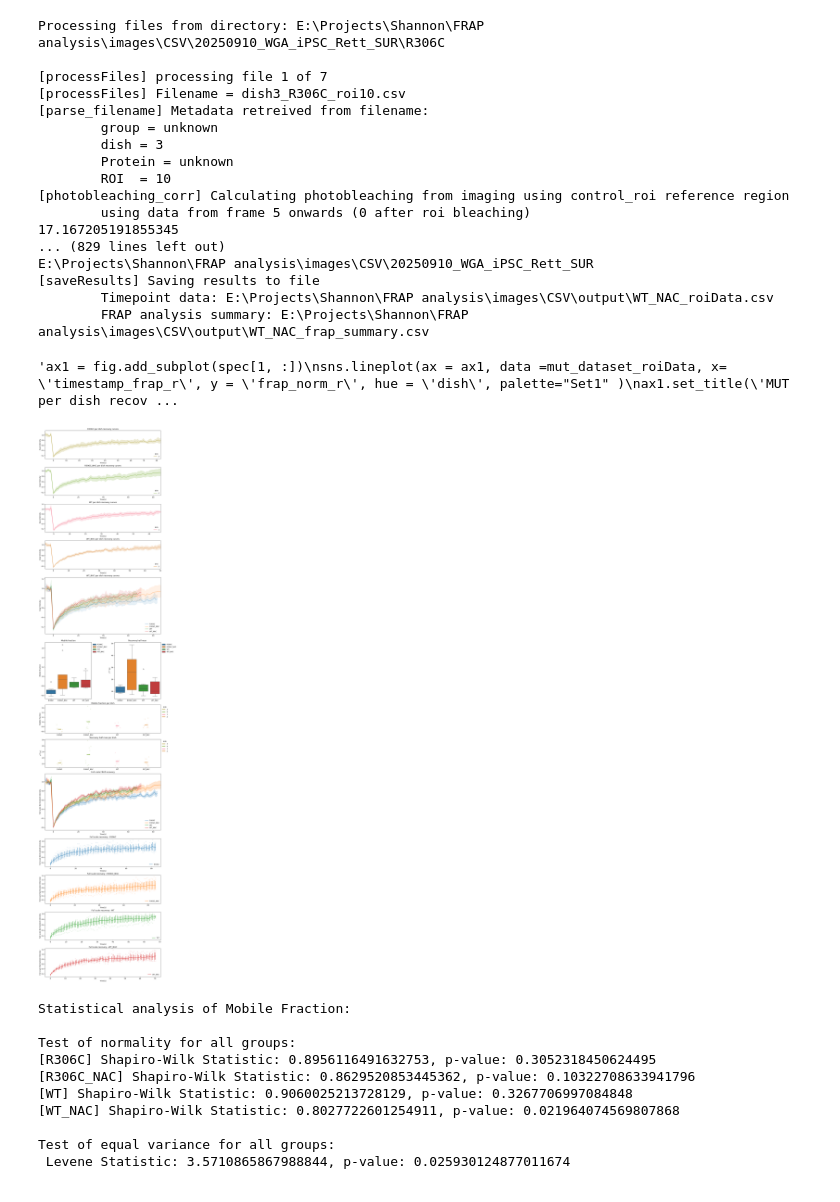
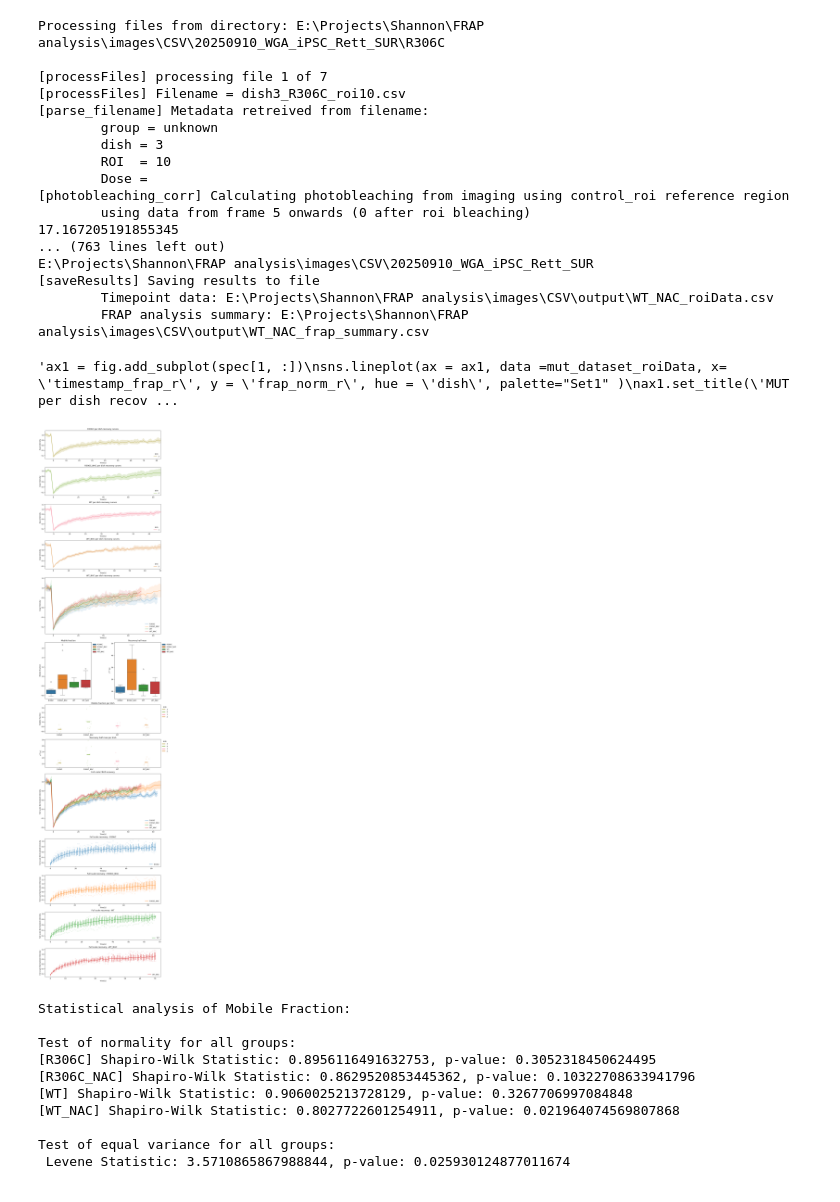
Before and after one commit to amarcosv/FRAP-analysis-younglab, a Jupyter notebook: src/batch_processing_csv.ipynb, the cells around one changed output. Saved outputs shown, nothing was run; the diff lists cells and outputs as text; code cells hidden in the pictures.

```diff
--- a/src/batch_processing_csv.ipynb
+++ b/src/batch_processing_csv.ipynb
@@ -43,7 +43,7 @@ wt_preview = []
 for idx,folderPath in enumerate(input_folder_paths):
 
     #print('Processing files from directory: ' + folderPath)
-    dataset_roiData, dataset_frap_experiment, wt_preview = frap_tools.process_FRAP_folder(folderPath, wcell_corr= do_whole_cell, fitting_exp = exp_fitting_order)
+    dataset_roiData, dataset_frap_experiment, wt_preview = frap_tools.process_FRAP_folder(folderPath, wcell_corr= do_whole_cell, fitting_exp = exp_fitting_order, output_path = output_path)
     print(os.path.dirname(folderPath))
     dataset_roiData.insert(loc=0, column = 'folder', value = os.path.basename(folderPath))
     dataset_frap_experiment.insert(loc=0, column = 'folder', value = os.path.basename(folderPath))
@@ -73,12 +73,12 @@ Processing files from directory: E:\Projects\Shannon\FRAP analysis\images\CSV\20
 [parse_filename] Metadata retreived from filename:
         group = unknown
         dish = 3
-        Protein = unknown
         ROI  = 10
+        Dose =
 [photobleaching_corr] Calculating photobleaching from imaging using control_roi reference region
         using data from frame 5 onwards (0 after roi bleaching)
 17.167205191855345
-... (829 lines left out)
+... (763 lines left out)
 E:\Projects\Shannon\FRAP analysis\images\CSV\20250910_WGA_iPSC_Rett_SUR
 [saveResults] Saving results to file
         Timepoint data: E:\Projects\Shannon\FRAP analysis\images\CSV\output\WT_NAC_roiData.csv
@@ -108,7 +108,7 @@ plt.subplots_adjust(hspace=0.4, bottom=0.2)
 # PLOT raw data per folder and dish
 for i in range(nd):
     ax = fig.add_subplot(spec[i, :])
-    sns.lineplot(ax = ax, data =roiData[i], x= 'timestamp_frap_r', y = 'frap_norm_r', hue = 'dish', palette=dish_palette )
+    sns.lineplot(ax = ax, dcreatata =roiData[i], x= 'timestamp_frap_r', y = 'frap_norm_r', hue = 'dish', palette=dish_palette )
     ax.set_title(os.path.basename(input_folder_paths[i]) + ' per dish recovery curves')
     ax.set_ylabel('Raw intensity')
     ax.set_xlabel('Time[s]')
@@ -316,34 +316,34 @@ ax5.set_title('WT vs MUT ensemble - Full scale')
 ax6 = fig.add_subplot(spec[6, :])
 sns.scatterplot(ax = ax6, data =wt_dataset_roiData[wt_dataset_roiData['timepoint_frap']>=0], x= 'timestamp_frap_r', y = 'frap_norm_r', label = 'WT',
               alpha = 0.1)
 
 #timestamps = wt_dataset_roiData[wt_dataset_roiData['timepoint_frap']>=0].groupby('timepoint')['timestamp_frap'].mean()
 #y = wt_dataset_roiData[wt_dataset_roiData['timepoint_frap']>=0].groupby('timepoint')['frap_norm_r'].mean()
 #y_std = wt_dataset_roiData[wt_dataset_roiData['timepoint_frap']>=0].groupby('timepoint')['frap_norm_r'].std()
     #dataset_roiData['timestamp_frap_r'] = timestamps
 #ax6.errorbar(timestamps, y, yerr = y_std)
 sns.lineplot(ax = ax6, data =wt_dataset_roiData[wt_dataset_roiData['timepoint_frap']>=0], x= 'timestamp_frap_r', y = 'frap_norm_r', label = 'WT',
               errorbar = 'sd', err_style = 'bars')
 
 #sns.lineplot(ax = ax6, data =mut_dataset_roiData, x= 'timestamp_frap_r', y = 'frap_fullscale_norm_r', label = 'MUT' )
 ax6.set_ylabel('Full scale Normalized  intensity')
 ax6.set_xlabel('Time[s]')
 ax6.set_title('WT vs MUT ensemble - Full scale')
 ax7 = fig.add_subplot(spec[7::, :])
 sns.scatterplot(ax = ax7, data =mut_dataset_roiData[mut_dataset_roiData['timepoint_frap']>=0], x= 'timestamp_frap_r', y = 'frap_norm_r', label = 'MUT',
               alpha = 0.1, color='tab:orange')
 sns.lineplot(ax = ax7, data =mut_dataset_roiData[mut_dataset_roiData['timepoint_frap']>=0], x= 'timestamp_frap_r', y = 'frap_norm_r', label = 'MUT',
               errorbar = 'sd', err_style = 'bars', color='tab:orange')
 
 #sns.lineplot(ax = ax6, data =mut_dataset_roiData, x= 'timestamp_frap_r', y = 'frap_fullscale_norm_r', label = 'MUT' )
 ax7.set_ylabel('Full scale Normalized  intensity')
 ax7.set_xlabel('Time[s]')
 ax7.set_title('WT vs MUT ensemble - Full scale')
 #ax6.xaxis.set_major_formatter(FormatStrFormatter('%.1f'))
 """
 # %% [output]
 'ax1 = fig.add_subplot(spec[1, :])\nsns.lineplot(ax = ax1, data =mut_dataset_roiData, x= \'timestamp_frap_r\', y = \'frap_norm_r\', hue = \'dish\', palette="Set1" )\nax1.set_title(\'MUT per dish recov ...
-[figure, old version]
+[figure, new version]
 # %%
 
 from statannotations.Annotator import Annotator
```
Also changed, not shown: 4 other files.
